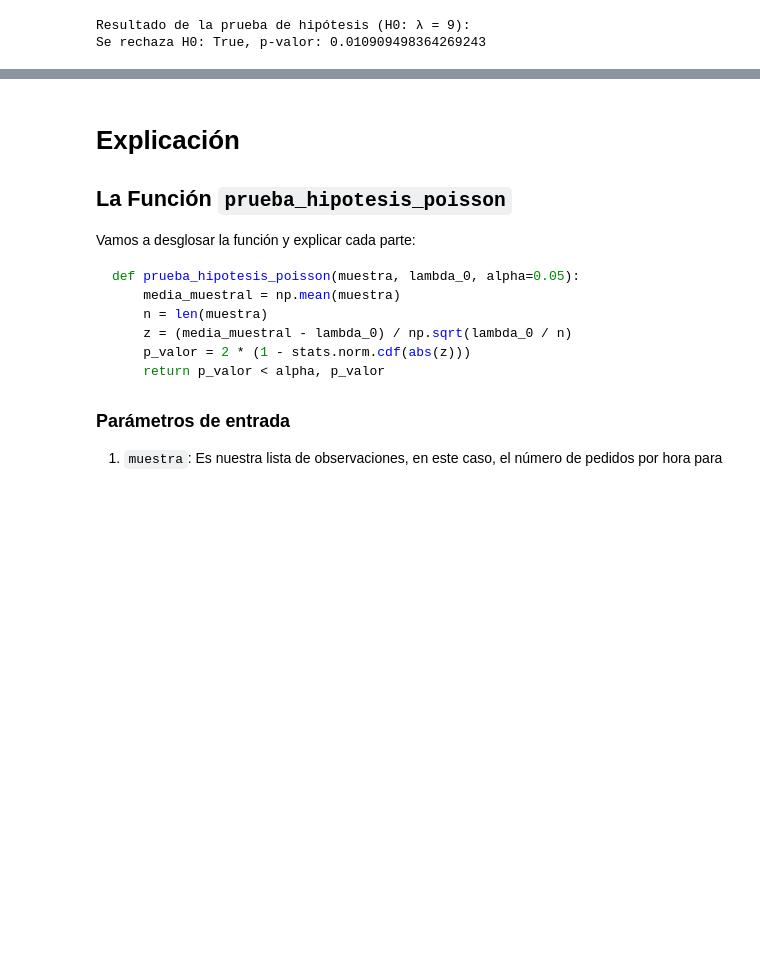
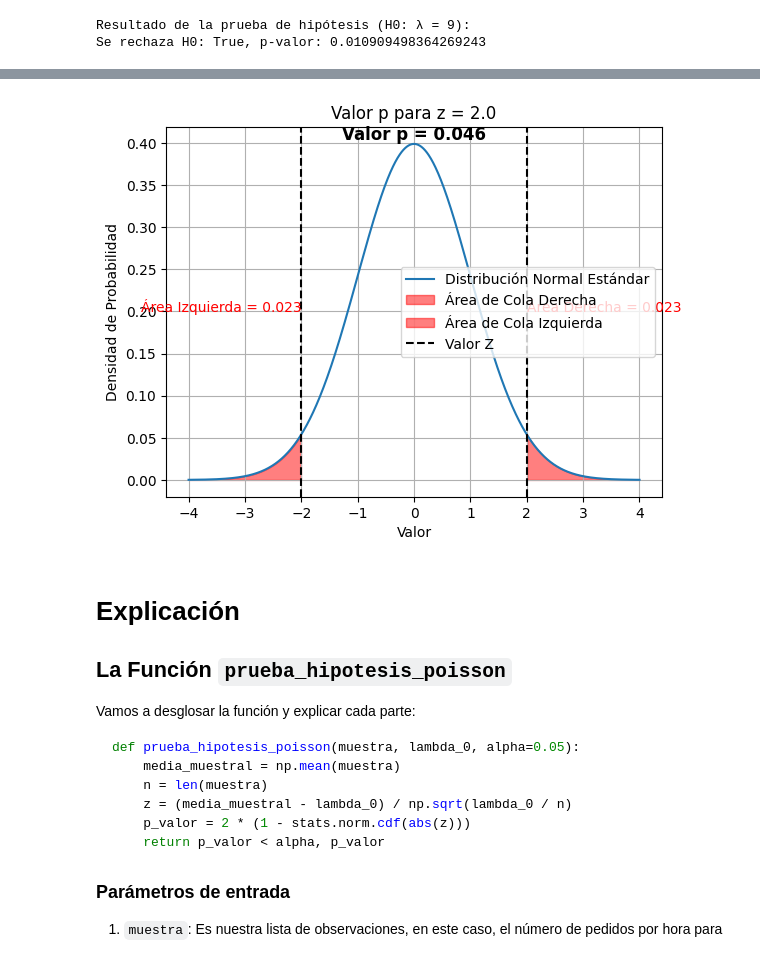
Before and after one commit to abxda/python-stats, a Jupyter notebook: STAT_Semana_9.ipynb, the cells around one changed output, grey strips where cells are left out. Saved outputs shown, nothing was run; the diff lists cells and outputs as text; code cells hidden in the pictures; blank space fills up the shorter version.

```diff
--- a/STAT_Semana_9.ipynb
+++ b/STAT_Semana_9.ipynb
@@ -652,3 +809,45 @@ Se rechaza H0: True, p-valor: 0.010909498364269243
+# %%
+import numpy as np
+import matplotlib.pyplot as plt
+from scipy import stats
+
+def graficar_valor_p_bilateral_corregido(z):
+    # Definir el rango de valores para la distribución normal
+    x = np.linspace(-4, 4, 1000)
+    y = stats.norm.pdf(x, 0, 1)
+
+    # Graficar la distribución normal
+    plt.plot(x, y, label='Distribución Normal Estándar')
+
+    # Mostrar la región de cola derecha
+    plt.fill_between(x, y, where=(x >= z), color='red', alpha=0.5, label='Área de Cola Derecha')
+
+    # Mostrar la región de cola izquierda
+    plt.fill_between(x, y, where=(x <= -z), color='red', alpha=0.5, label='Área de Cola Izquierda')
+
+    # Añadir líneas para los valores z y -z
+    plt.axvline(z, color='black', linestyle='--', label='Valor Z')
+    plt.axvline(-z, color='black', linestyle='--')
+
+    # Añadir texto explicativo
+    area_cola = 1 - stats.norm.cdf(z)
+    plt.text(-z, max(y)/2, f'Área Izquierda = {area_cola:.3f}', horizontalalignment='right', color='red')
+    plt.text(z, max(y)/2, f'Área Derecha = {area_cola:.3f}', horizontalalignment='left', color='red')
+    plt.text(0, max(y), f'Valor p = {2 * area_cola:.3f}', horizontalalignment='center', verticalalignment='bottom', color='black', fontsize=12, fontweight='bold')
+
+    # Añadir leyenda y etiquetas
+    plt.legend()
+    plt.xlabel('Valor')
+    plt.ylabel('Densidad de Probabilidad')
+    plt.title(f'Valor p para z = {z}')
+    plt.grid(True)
+    plt.show()
+
+# Corrección con el valor z dado
+z = 2.0
+graficar_valor_p_bilateral_corregido(z)
+# %% [output]
+[figure, added]
 # %% [markdown]
 # Explicación
 
```
Also changed, not shown: parts of 14 cells of this notebook.
